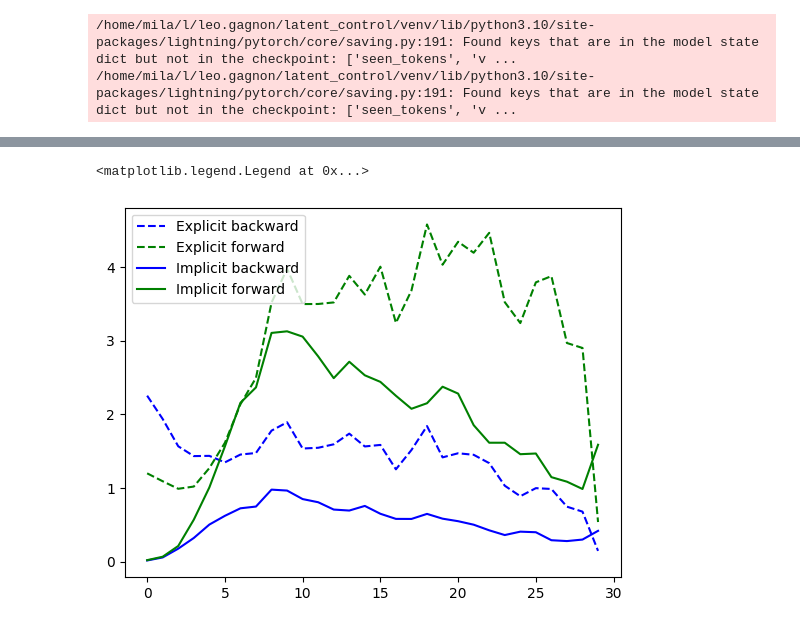
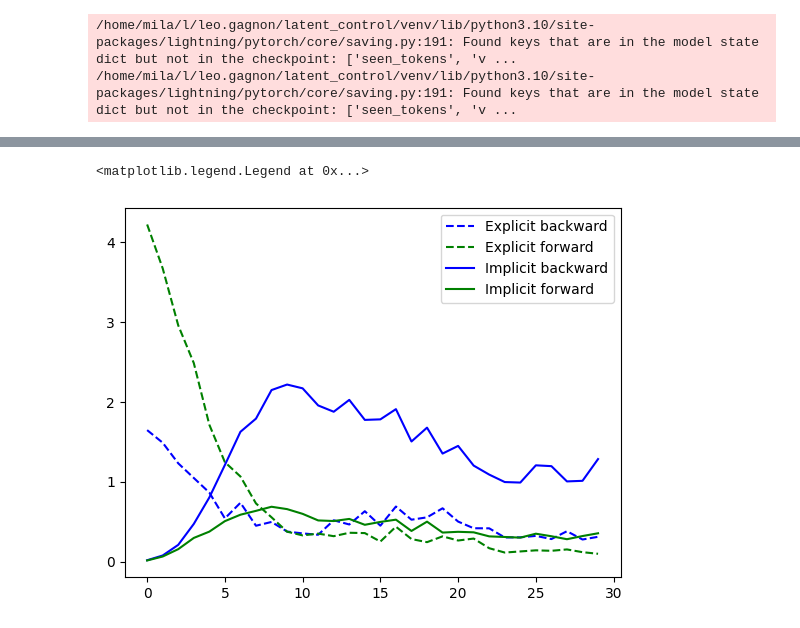
Before and after one commit to leogagnon/latent_control, a Jupyter notebook: notebooks/diffusion.ipynb, the cells around one changed output, grey strips where cells are left out. Saved outputs shown, nothing was run; the diff lists cells and outputs as text; code cells hidden in the pictures.

Commit message:
fix attention mask bug and gru_conditional experiments

```diff
--- a/notebooks/diffusion.ipynb
+++ b/notebooks/diffusion.ipynb
@@ -320 +310,27 @@ dataset.cfg.cond_hidden = True
+# %%
+N_SEQS = 50
+N_SAMPLES = 20
+MAX_LEN = 30
+
+dataset = task.full_data
+dataset: GRUDiffusionDataset
+dataset.cfg.suffix_size = [MAX_LEN, MAX_LEN]
+
+hmms = dataset.base_task.val_latents[torch.randperm(len(dataset.base_task.val_latents))[:N_SEQS]].long().cpu()
+raw_latent, cond_input_ids, cond_ignore_mask, cond_tokens, latent = dataset.__getitems__(hmms).values()
+# %%
+# Compute the bayesian posterior predictive
+oracle_pred = torch.zeros(N_SEQS, MAX_LEN, 50)
+for j in range(len(hmms)):
+    oracle_pred[j] = torch.Tensor(
+        task.full_data.base_task.full_data.bayesian_oracle(
+            jnp.arange(len(task.full_data.base_task.full_data)),
+            t2j(cond_input_ids)[j]
+        )["post_pred"][1:].tolist()
+    ).cpu()
+
+# Compute the implicit posterior predictive
+implicit_pred = torch.nn.functional.softmax(
+    task.full_data.base_task.model(cond_input_ids)[:, :, :50], dim=-1
+).cpu().detach()
 # %%
@@ -393,0 +379,8 @@ implicit_kl_ = torch.nn.functional.kl_div(implicit_pred.log(), oracle_pred, redu
+# %%
+def KLDiv(p,q):
+    return torch.sum(p * (p.log() - q.log()), -1)
+
+explicit_kl_b = KLDiv(explicit_pred.mean(1), oracle_pred)
+implicit_kl_b = KLDiv(implicit_pred, oracle_pred)
+explicit_kl_f = KLDiv(oracle_pred, explicit_pred.mean(1))
+implicit_kl_f = KLDiv(oracle_pred, implicit_pred)
@@ -394,11 +415,11 @@ implicit_kl_ = torch.nn.functional.kl_div(implicit_pred.log(), oracle_pred, redu
 # %%
 #plt.plot((explicit_kl_ + explicit_kl)/2, label='Explicit', color='red', linestyle='--')
-plt.plot(explicit_kl_ , label='Explicit backward', color='blue',linestyle='--')
-plt.plot(explicit_kl , label='Explicit forward', color='green',linestyle='--')
+plt.plot(explicit_kl_b.mean(0) , label='Explicit backward', color='blue',linestyle='--')
+plt.plot(explicit_kl_f.mean(0) , label='Explicit forward', color='green',linestyle='--')
 #plt.plot((implicit_kl_ + implicit_kl)/2, label='Implicit', color='red')
-plt.plot(implicit_kl_, label='Implicit backward', color='blue')
-plt.plot(implicit_kl, label='Implicit forward', color='green')
+plt.plot(implicit_kl_b.mean(0), label='Implicit backward', color='blue')
+plt.plot(implicit_kl_f.mean(0), label='Implicit forward', color='green')
 plt.legend()
 # %% [output]
 <matplotlib.legend.Legend at 0x...>
-[figure, old version]
+[figure, new version]
```
Also changed, not shown: parts of 24 cells of this notebook, 6 other files.
